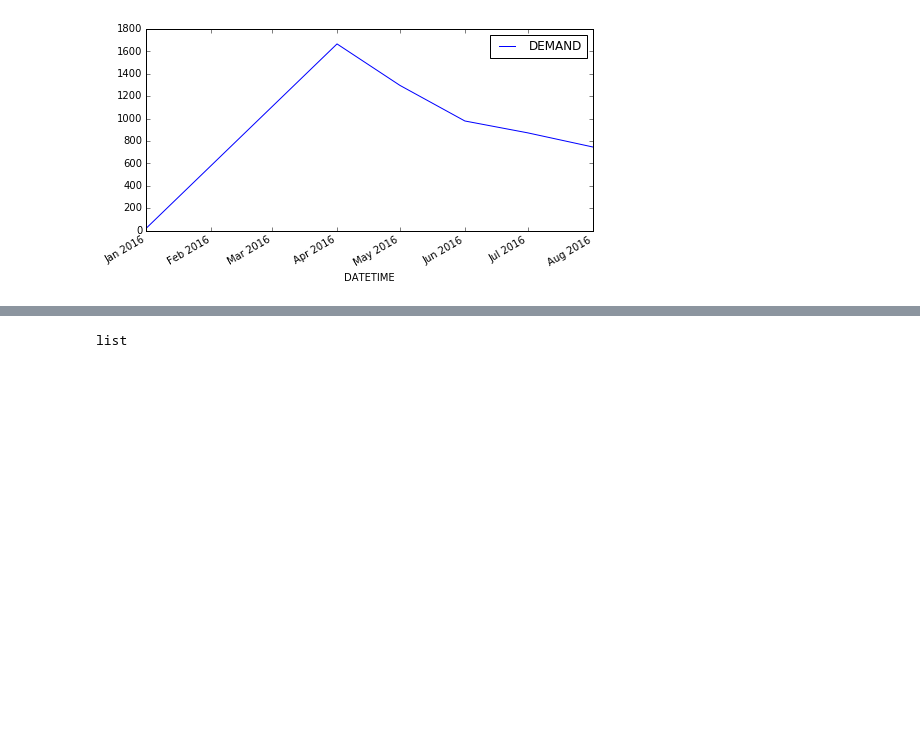
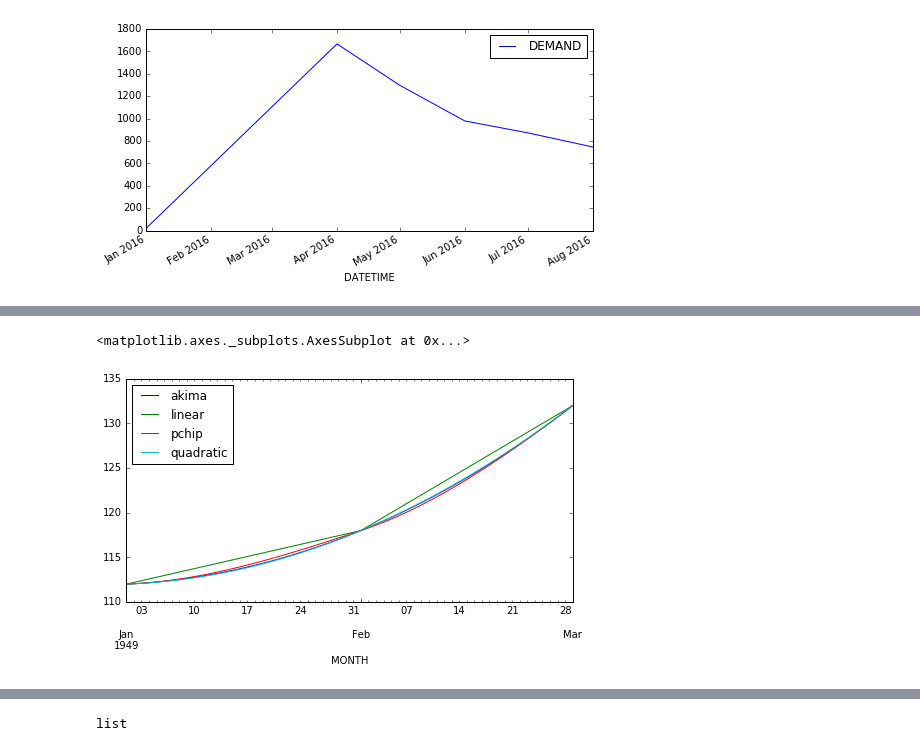
Before and after one commit to LingxB/pd-timeseries, a Jupyter notebook: Timeseries-with-Pandas.ipynb, the cells around one changed output, grey strips where cells are left out. Saved outputs shown, nothing was run; the diff lists cells and outputs as text; code cells hidden in the pictures; blank space fills up the shorter version.

```diff
--- a/Timeseries-with-Pandas.ipynb
+++ b/Timeseries-with-Pandas.ipynb
@@ -221 +565,8 @@ df_sorted.plot(x='DATETIME', y='DEMAND',figsize=(8,4))
+# %%
+methods = ['linear', 'quadratic', 'akima', 'pchip']
+_df = pd.DataFrame({m: _ts.resample('D').interpolate(method=m)['PSG/K'] for m in methods})
+_df.plot(figsize=figsize)
+# %% [output]
+<matplotlib.axes._subplots.AxesSubplot at 0x...>
+[figure, added]
 # %% [markdown]
```
Also changed, not shown: parts of 52 cells of this notebook, 1 other file.
